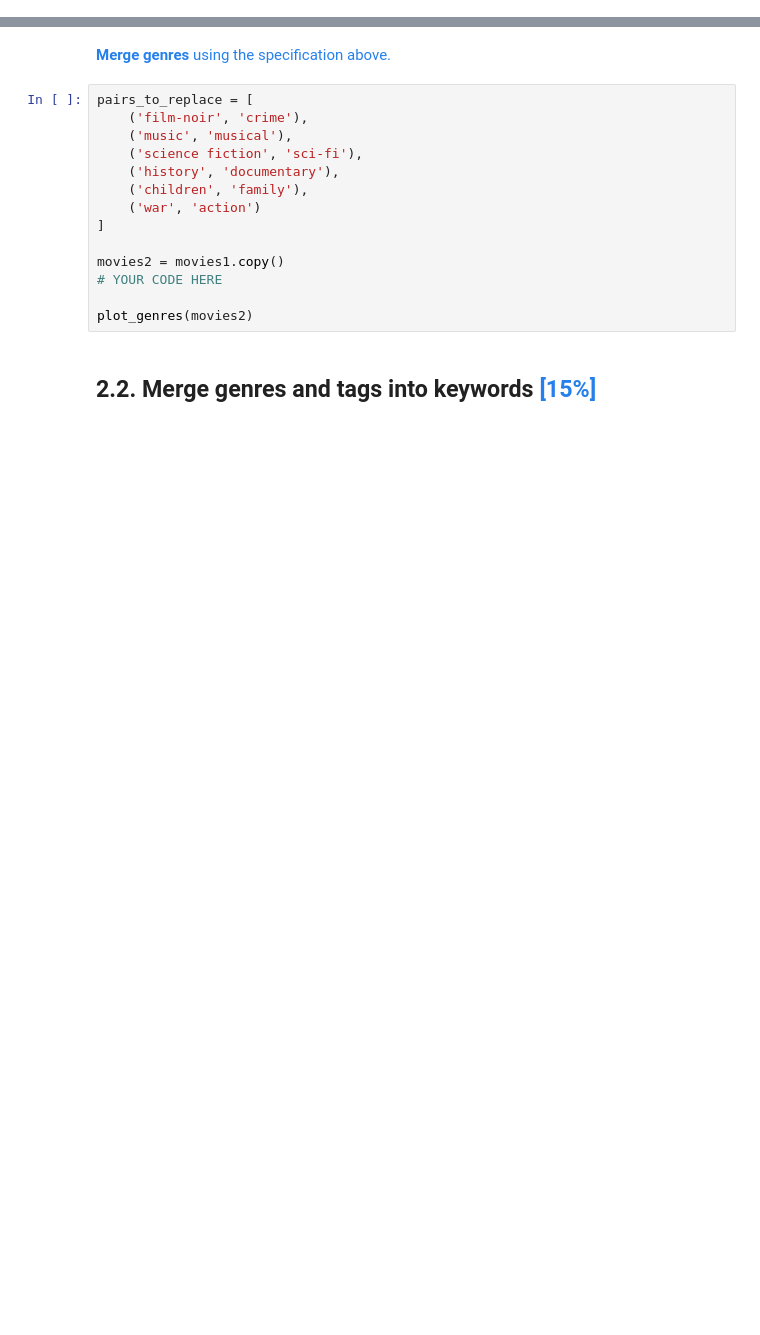
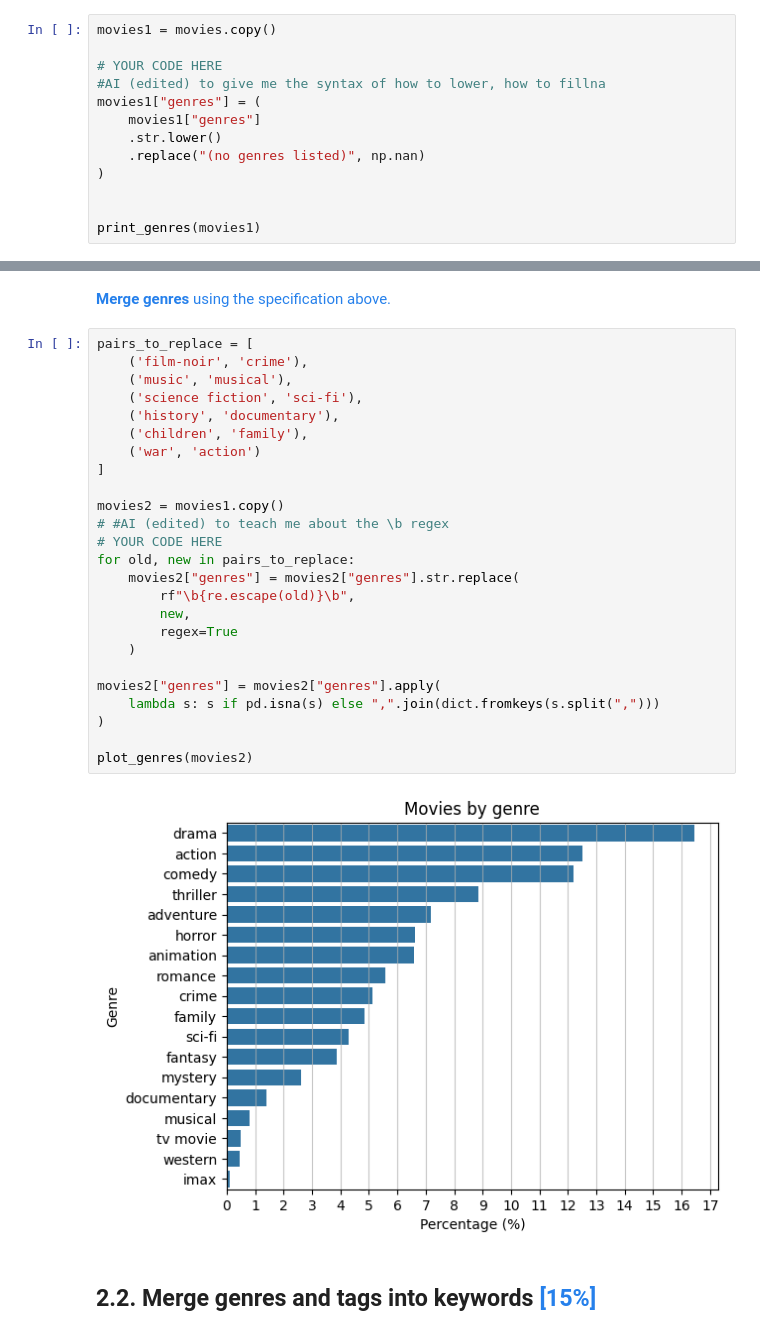
Before and after one commit to sinkboy-chen/data-mining-course, a Jupyter notebook: practicum/PS05_U279680_Bo-Yu Chen.ipynb, the cells around one changed output, grey strips where cells are left out. Cells and saved outputs as stored; diff of their text form; blank space fills up the shorter version.

```diff
--- a/practicum/PS05_U279680_Bo-Yu Chen.ipynb
+++ b/practicum/PS05_U279680_Bo-Yu Chen.ipynb
@@ -137,0 +110,13 @@ The following plots frequency distribution of genres.
+# %%
+movies1 = movies.copy()
+
+# YOUR CODE HERE
+#AI (edited) to give me the syntax of how to lower, how to fillna
+movies1["genres"] = (
+    movies1["genres"]
+    .str.lower()
+    .replace("(no genres listed)", np.nan)
+)
+
+
+print_genres(movies1)
@@ -181,16 +161,29 @@ We will use the following to group some genres:
 # %%
 pairs_to_replace = [
     ('film-noir', 'crime'),
     ('music', 'musical'),
     ('science fiction', 'sci-fi'),
     ('history', 'documentary'),
     ('children', 'family'),
     ('war', 'action')
 ]
 
 movies2 = movies1.copy()
+# #AI (edited) to teach me about the \b regex
 # YOUR CODE HERE
+for old, new in pairs_to_replace:
+    movies2["genres"] = movies2["genres"].str.replace(
+        rf"\b{re.escape(old)}\b",
+        new,
+        regex=True
+    )
+
+movies2["genres"] = movies2["genres"].apply(
+    lambda s: s if pd.isna(s) else ",".join(dict.fromkeys(s.split(",")))
+)
 
 plot_genres(movies2)
+# %% [output]
+[figure, added]
 # %% [markdown]
 ## 2.2. Merge genres and tags into keywords <font color="#2680EB">[15%]</font>
```
Also changed, not shown: parts of 46 cells of this notebook.
